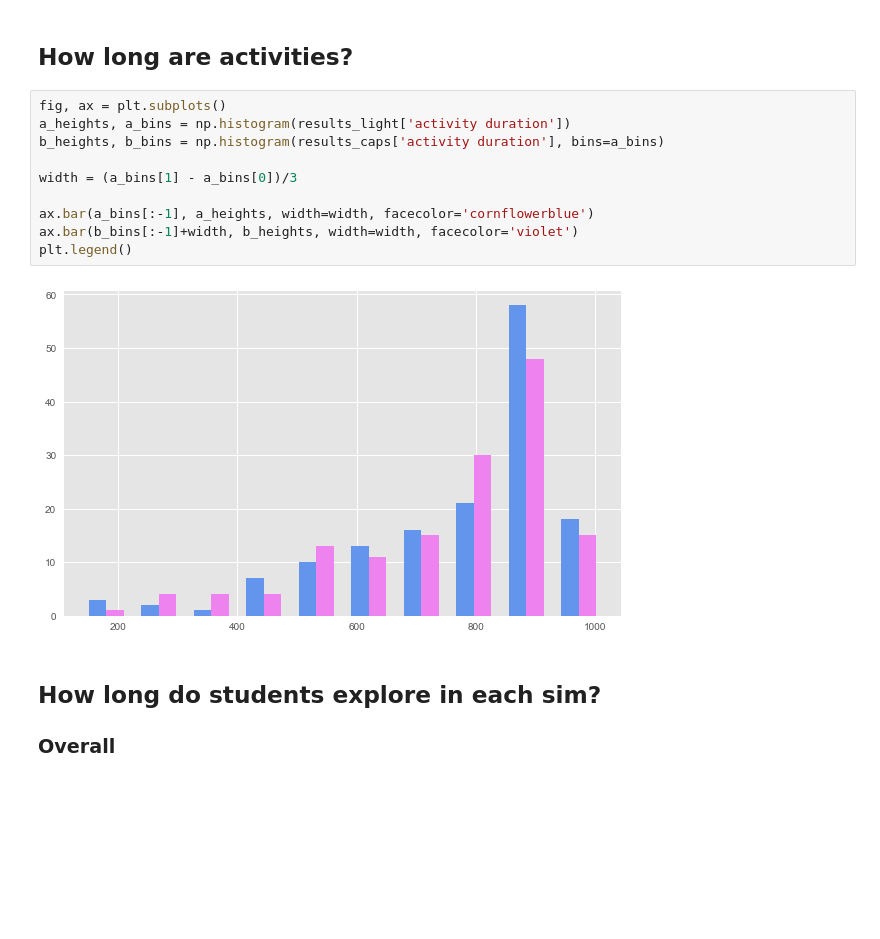
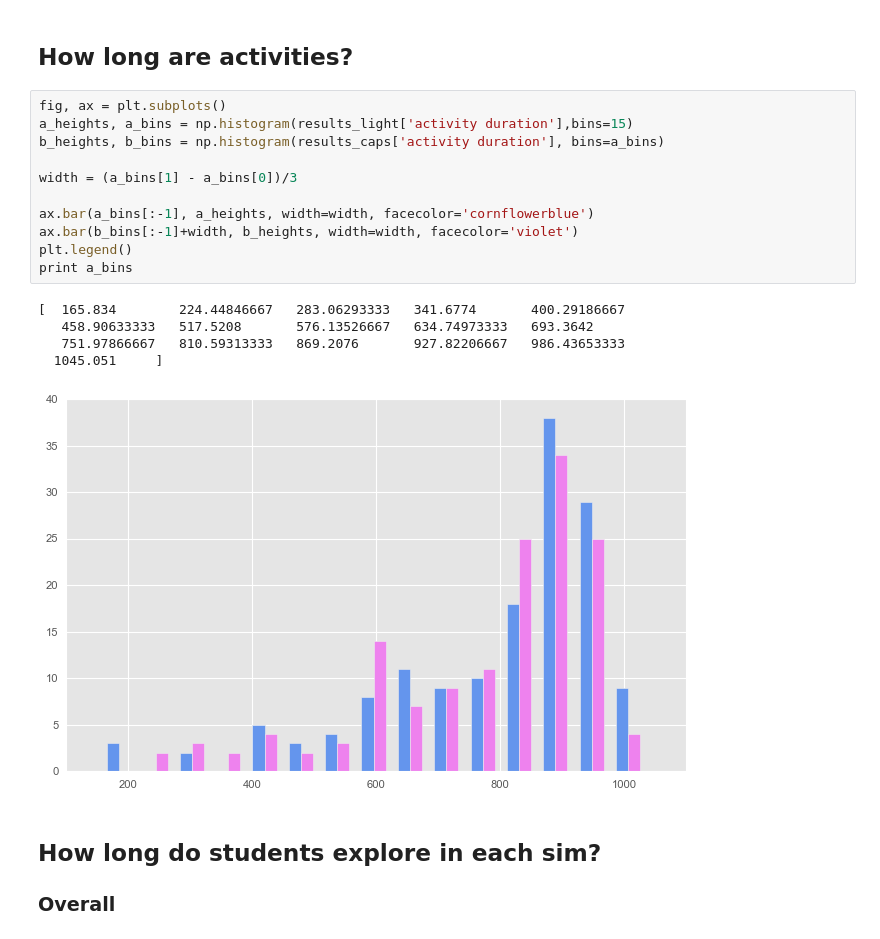
Before and after one commit to jmassall/inquiry_virtualLabs_study, a Jupyter notebook: analysis/activity_descriptors_detector.ipynb, the cells around one changed output. Cells and saved outputs as stored; diff of their text form; blank space fills up the shorter version.

```diff
--- a/analysis/activity_descriptors_detector.ipynb
+++ b/analysis/activity_descriptors_detector.ipynb
@@ -128,16 +119,21 @@ caps   0.93288590604   0.651006711409
 ## How long are activities?
 # %%
 fig, ax = plt.subplots()
-a_heights, a_bins = np.histogram(results_light['activity duration'])
+a_heights, a_bins = np.histogram(results_light['activity duration'],bins=15)
 b_heights, b_bins = np.histogram(results_caps['activity duration'], bins=a_bins)
 
 width = (a_bins[1] - a_bins[0])/3
 
 ax.bar(a_bins[:-1], a_heights, width=width, facecolor='cornflowerblue')
 ax.bar(b_bins[:-1]+width, b_heights, width=width, facecolor='violet')
 plt.legend()
+print a_bins
 # %% [output]
+[  165.834        224.44846667   283.06293333   341.6774       400.29186667
+   458.90633333   517.5208       576.13526667   634.74973333   693.3642
+   751.97866667   810.59313333   869.2076       927.82206667   986.43653333
+  1045.051     ]
-[figure, old version]
+[figure, new version]
 # %% [markdown]
 ## How long do students explore in each sim?
 ### Overall
```
Also changed, not shown: parts of 6 cells of this notebook, 2 other files.
